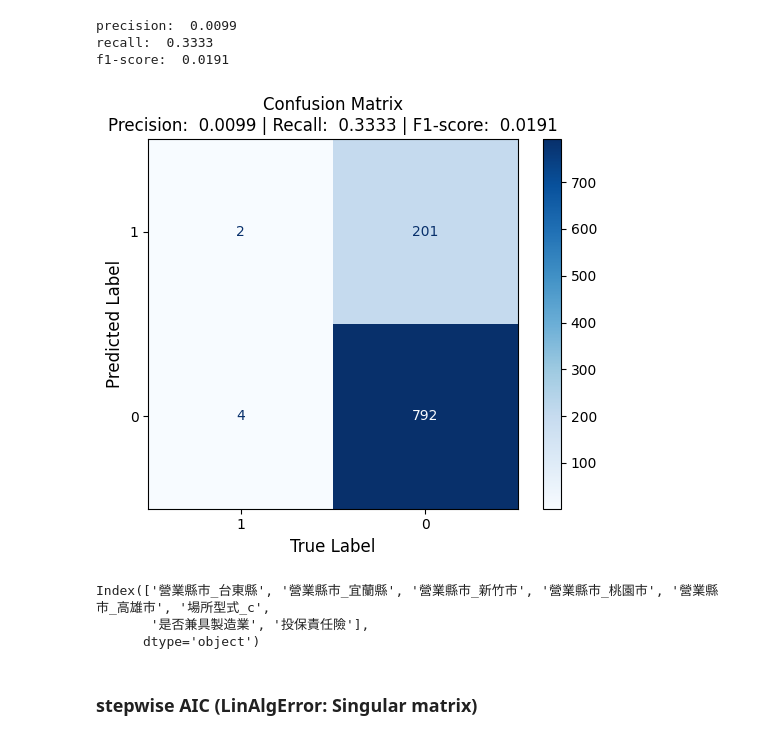
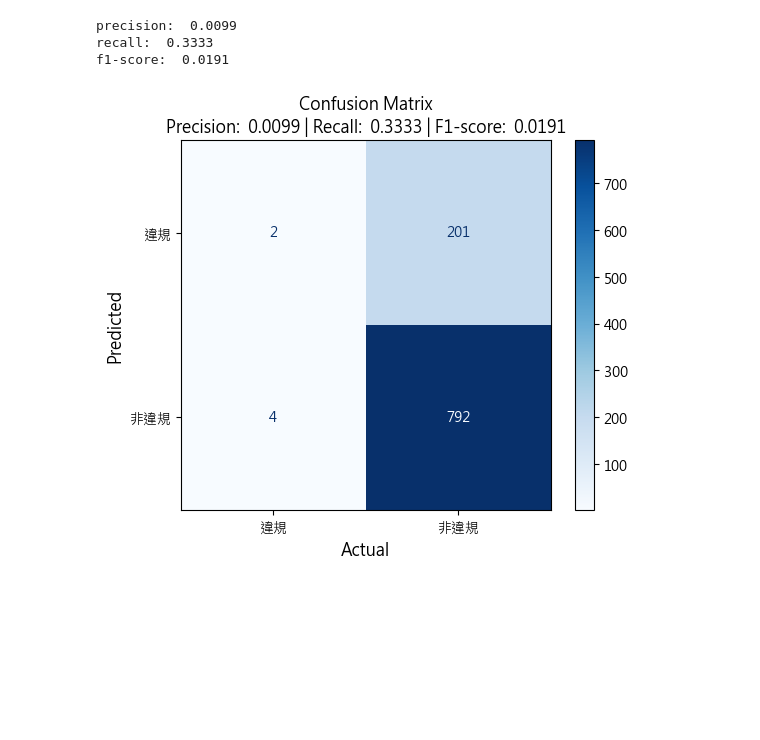
Before and after one commit to godgodgod11101/ML_ExpFood, a Jupyter notebook: ExpFood_Restaurant/MdlFitting.ipynb, the cells around one changed output. Cells and saved outputs as stored; diff of their text form; code cells hidden in the pictures; blank space fills up the shorter version.

```diff
--- a/ExpFood_Restaurant/MdlFitting.ipynb
+++ b/ExpFood_Restaurant/MdlFitting.ipynb
@@ -54,4 +76,4 @@ for id, real, prob in df_rsl.sort_values(by='預測機率', ascending=False).ite
 # %%
-# confusion matrix
+# 設定閾值為預測機率排序前 200 名
 df_rsl['預測排序'] = df_rsl['預測機率'].rank(method='min', ascending=False).astype('uint16')
-df_rsl['預測結果_by排序'] = [1 if v <= 200 else 0 for v in df_rsl['預測排序'].values]
+df_rsl['預測結果_by排序'] = (df_rsl['預測排序'] <= 200).astype('uint8')    # Pandas Vectorization
@@ -80,29 +102,24 @@ precision:  0.0099
 recall:  0.3333
 f1-score:  0.0191
 # %%
+# 繪製混淆矩陣
+cm_labels = np.array(['違規', '非違規'])
+disp = ConfusionMatrixDisplay(nda_cm, display_labels=cm_labels)
 
-disp = ConfusionMatrixDisplay(nda_cm, display_labels=np.array([1, 0]))
+# 設定中文字型（整體）
+plt.rcParams['font.family'] = 'Microsoft JhengHei'
 
 # 設定顏色
 disp.plot(cmap='Blues')
 
 # 設定軸標題
-plt.xlabel("True Label", fontsize=12)
-plt.ylabel("Predicted Label", fontsize=12)
+plt.xlabel("Actual", fontsize=12)
+plt.ylabel("Predicted", fontsize=12)
 
 # 設定標題
 score_string = f'Precision: {precision: .4f} | Recall: {recall: .4f} | F1-score: {f1: .4f}'
 plt.title('Confusion Matrix\n' + score_string)
 
 plt.show()
 # %% [output]
-[figure, old version]
+[figure, new version]
-# %%
-# 採用特徵
-X_train.columns[lgs.coef_.flatten() > 0]
-# %% [output]
-Index(['營業縣市_台東縣', '營業縣市_宜蘭縣', '營業縣市_新竹市', '營業縣市_桃園市', '營業縣市_高雄市', '場所型式_c',
-       '是否兼具製造業', '投保責任險'],
-      dtype='object')
-# %% [markdown]
-### stepwise AIC (LinAlgError: Singular matrix)
```
Also changed, not shown: parts of 12 cells of this notebook.
